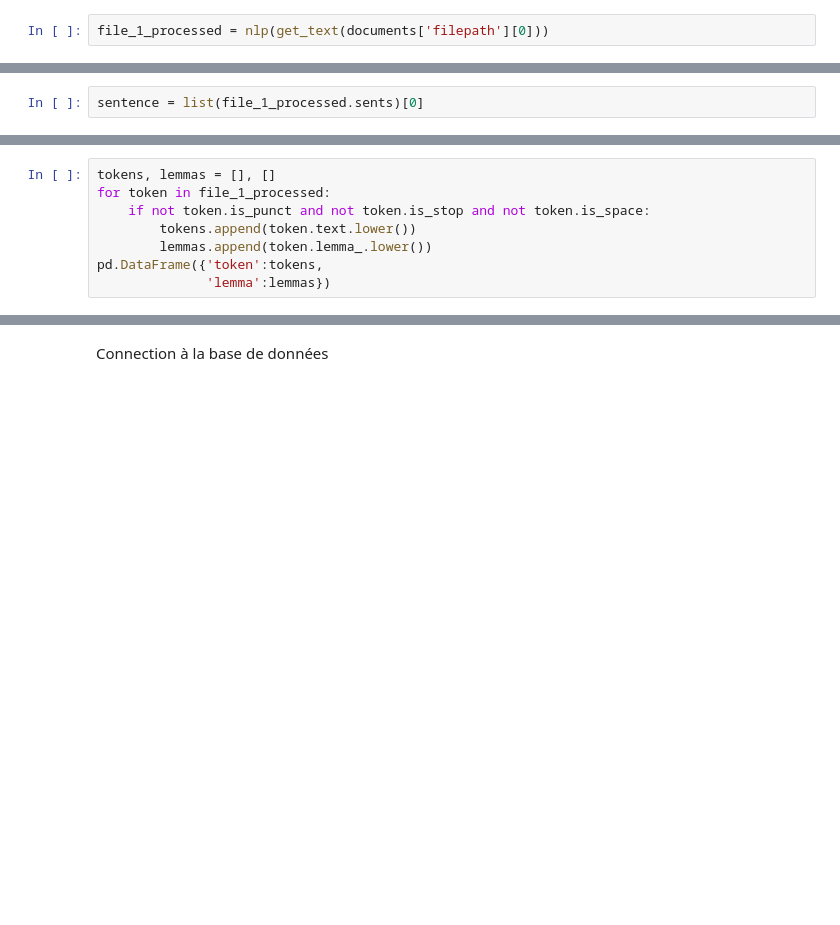
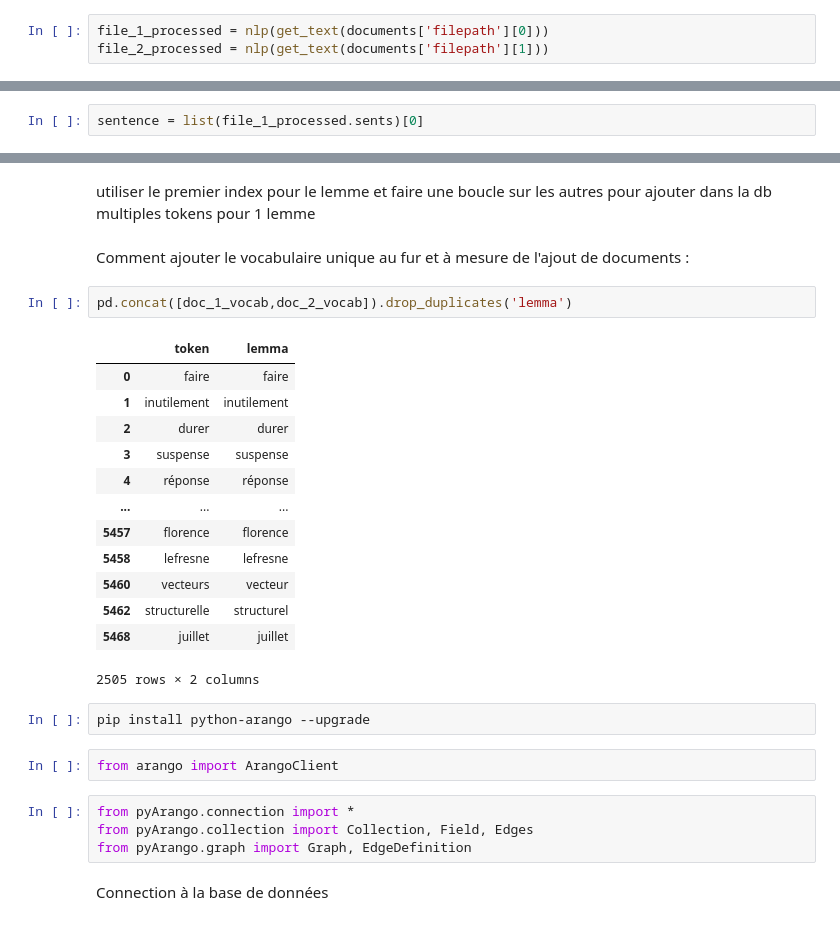
Before and after one commit to DRP-CB/text-explorer, a Jupyter notebook: notebook_exploratoire.ipynb, the cells around one changed output, grey strips where cells are left out. Drawn from its saved outputs; the diff is of its cells as text; blank space fills up the shorter version.

Commit message:
recherches et switch de pyarango à python-arango

```diff
--- a/notebook_exploratoire.ipynb
+++ b/notebook_exploratoire.ipynb
@@ -61,4 +61,5 @@ def create_dependancy_df_list(processed_text):
     return df_list
 # %%
 file_1_processed = nlp(get_text(documents['filepath'][0]))
+file_2_processed = nlp(get_text(documents['filepath'][1]))
 # %%
@@ -81,11 +80,3 @@ sentence = list(file_1_processed.sents)[0]
 displacy.render(sentence)
 # %% [output]
 [interactive output not drawn]
-# %%
-tokens, lemmas = [], []
-for token in file_1_processed:
-    if not token.is_punct and not token.is_stop and not token.is_space:
-        tokens.append(token.text.lower())
-        lemmas.append(token.lemma_.lower())
-pd.DataFrame({'token':tokens,
-              'lemma':lemmas})
@@ -152,3 +173,31 @@ from pyArango.graph import Graph, EdgeDefinition
+# %% [markdown]
+utiliser le premier index pour le lemme et faire une boucle sur les autres pour ajouter dans la db multiples tokens pour 1 lemme
+# %% [markdown]
+Comment ajouter le vocabulaire unique au fur et à mesure de l'ajout de documents :
+# %%
+pd.concat([doc_1_vocab,doc_2_vocab]).drop_duplicates('lemma')
+# %% [output]
+|  | token | lemma |
+| 0 | faire | faire |
+| 1 | inutilement | inutilement |
+| 2 | durer | durer |
+| 3 | suspense | suspense |
+| 4 | réponse | réponse |
+| ... | ... | ... |
+| 5457 | florence | florence |
+| 5458 | lefresne | lefresne |
+| 5460 | vecteurs | vecteur |
+| 5462 | structurelle | structurel |
+| 5468 | juillet | juillet |
+2505 rows × 2 columns
+# %%
+pip install python-arango --upgrade
+# %%
+from arango import ArangoClient
+# %%
+from pyArango.connection import *
+from pyArango.collection import Collection, Field, Edges
+from pyArango.graph import Graph, EdgeDefinition
 # %% [markdown]
 Connection à la base de données
 # %%
```
Also changed, not shown: parts of 23 cells of this notebook.
